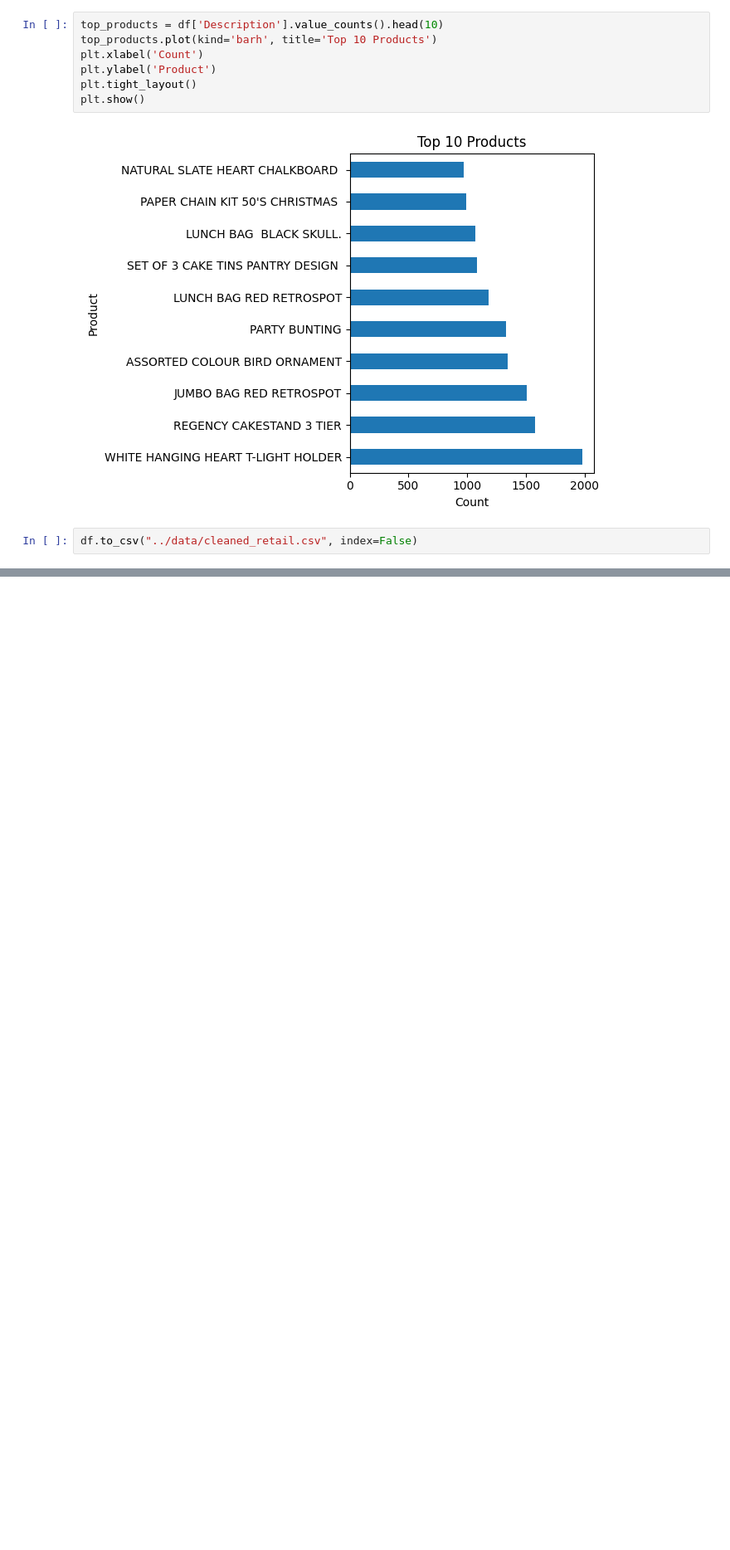
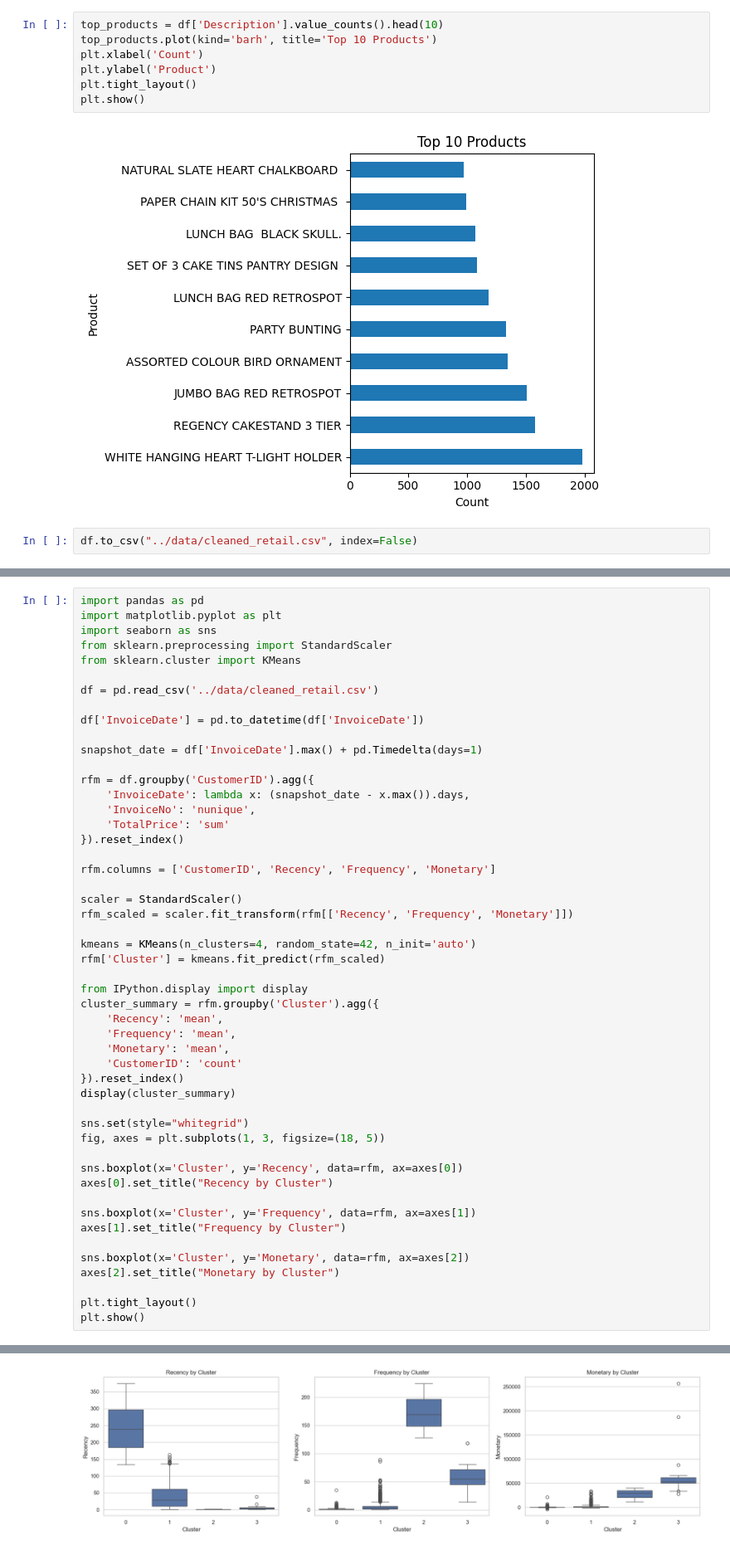
Before and after one commit to M-Samly/Samly-258738G, a Jupyter notebook: notebooks/analysis.ipynb, the cells around one changed output, grey strips where cells are left out. Shown at 83% size. Drawn from its saved outputs; the diff is of its cells as text; blank space fills up the shorter version.

```diff
--- a/notebooks/analysis.ipynb
+++ b/notebooks/analysis.ipynb
@@ -53,0 +109,51 @@ df.to_csv("../data/cleaned_retail.csv", index=False)
+# %%
+import pandas as pd
+import matplotlib.pyplot as plt
+import seaborn as sns
+from sklearn.preprocessing import StandardScaler
+from sklearn.cluster import KMeans
+
+df = pd.read_csv('../data/cleaned_retail.csv')
+
+df['InvoiceDate'] = pd.to_datetime(df['InvoiceDate'])
+
+snapshot_date = df['InvoiceDate'].max() + pd.Timedelta(days=1)
+
+rfm = df.groupby('CustomerID').agg({
+    'InvoiceDate': lambda x: (snapshot_date - x.max()).days,
+    'InvoiceNo': 'nunique',
+    'TotalPrice': 'sum'
+}).reset_index()
+
+rfm.columns = ['CustomerID', 'Recency', 'Frequency', 'Monetary']
+
+scaler = StandardScaler()
+rfm_scaled = scaler.fit_transform(rfm[['Recency', 'Frequency', 'Monetary']])
+
+kmeans = KMeans(n_clusters=4, random_state=42, n_init='auto')
+rfm['Cluster'] = kmeans.fit_predict(rfm_scaled)
+
+from IPython.display import display
+cluster_summary = rfm.groupby('Cluster').agg({
+    'Recency': 'mean',
+    'Frequency': 'mean',
+    'Monetary': 'mean',
+    'CustomerID': 'count'
+}).reset_index()
+display(cluster_summary)
+
+sns.set(style="whitegrid")
+fig, axes = plt.subplots(1, 3, figsize=(18, 5))
+
+sns.boxplot(x='Cluster', y='Recency', data=rfm, ax=axes[0])
+axes[0].set_title("Recency by Cluster")
+
+sns.boxplot(x='Cluster', y='Frequency', data=rfm, ax=axes[1])
+axes[1].set_title("Frequency by Cluster")
+
+sns.boxplot(x='Cluster', y='Monetary', data=rfm, ax=axes[2])
+axes[2].set_title("Monetary by Cluster")
+
+plt.tight_layout()
+plt.show()
+# %% [output]
@@ -53,0 +165 @@ df.to_csv("../data/cleaned_retail.csv", index=False)
+[figure, added]
```
Also changed, not shown: parts of 2 cells of this notebook, 6 other files.
